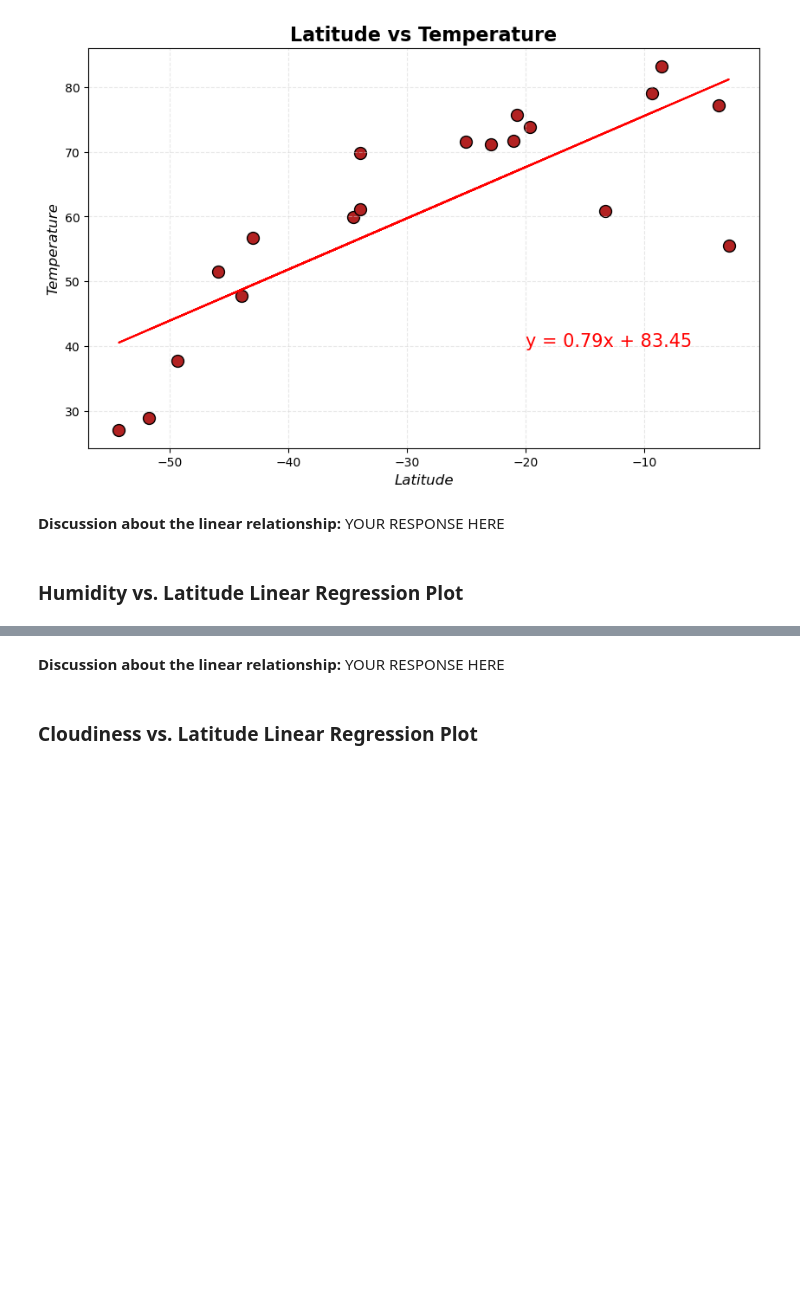
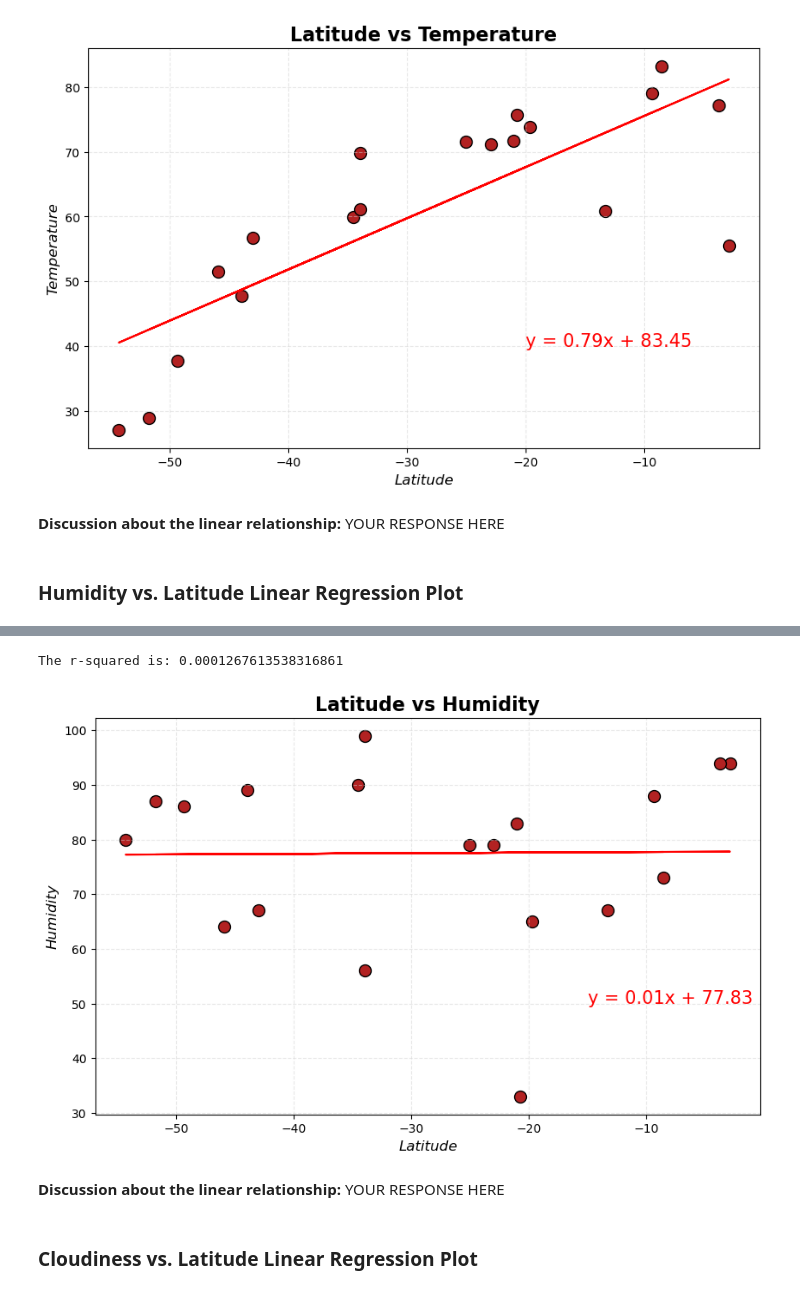
Before and after one commit to ajmonte0920/06_da_jun2024_hw_6_python-api-challenge, a Jupyter notebook: WeatherPy/WeatherPy.ipynb, the cells around one changed output, grey strips where cells are left out. Drawn from its saved outputs; the diff is of its cells as text; code cells hidden in the pictures; blank space fills up the shorter version.

```diff
--- a/WeatherPy/WeatherPy.ipynb
+++ b/WeatherPy/WeatherPy.ipynb
@@ -437,2 +442,11 @@ The r-squared is: 0.6353029856702744
+# %%
+# Southern Hemisphere
+x_values = southern_hemi_df.Lat
+y_values = southern_hemi_df["Humidity"]
+
+doRegression(x_values, y_values, "Latitude", "Humidity", (-15,50))
+# %% [output]
+The r-squared is: 0.0001267613538316861
+[figure, added]
 # %% [markdown]
 **Discussion about the linear relationship:** YOUR RESPONSE HERE
```
Also changed, not shown: parts of 15 cells of this notebook.
